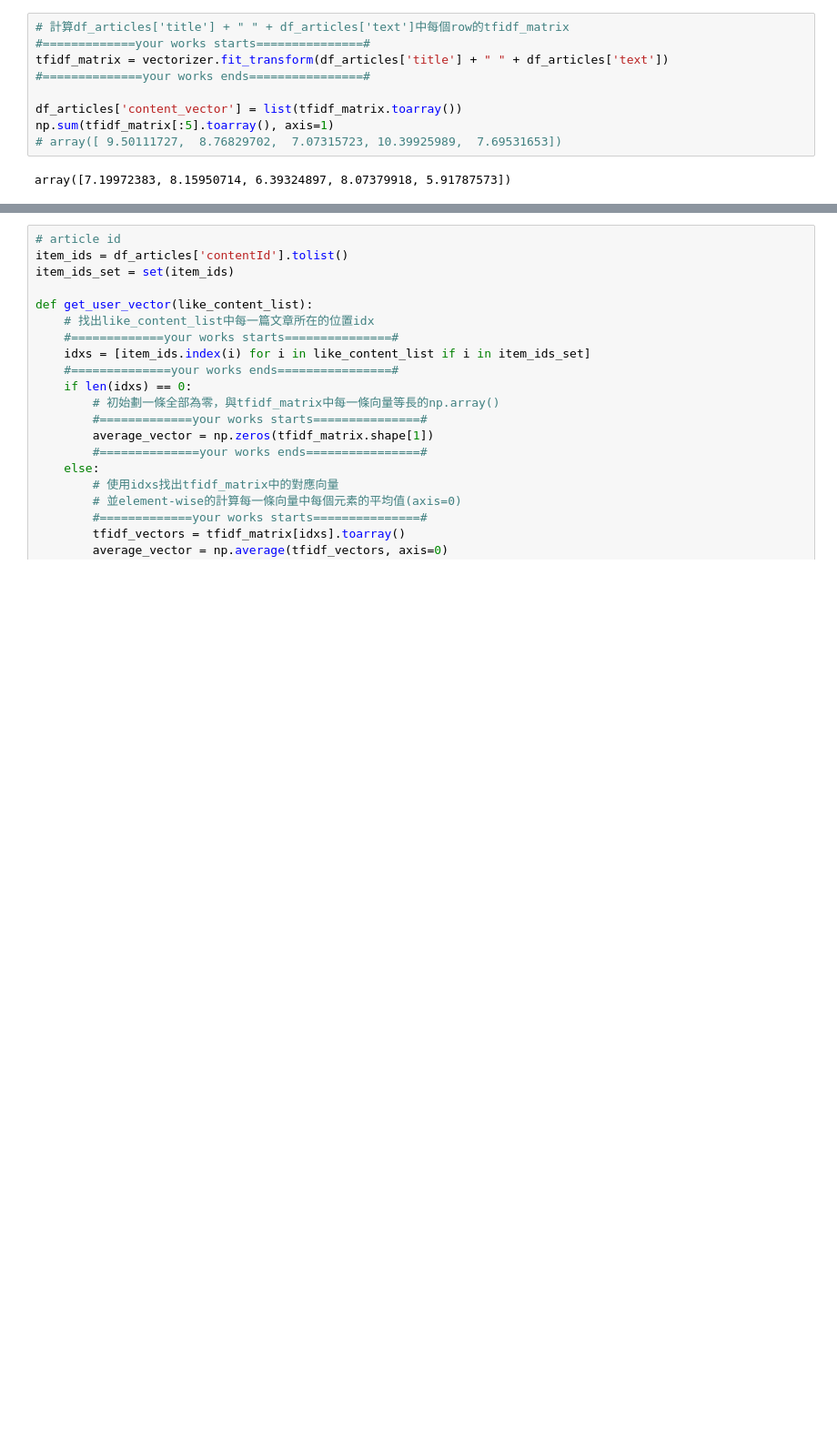
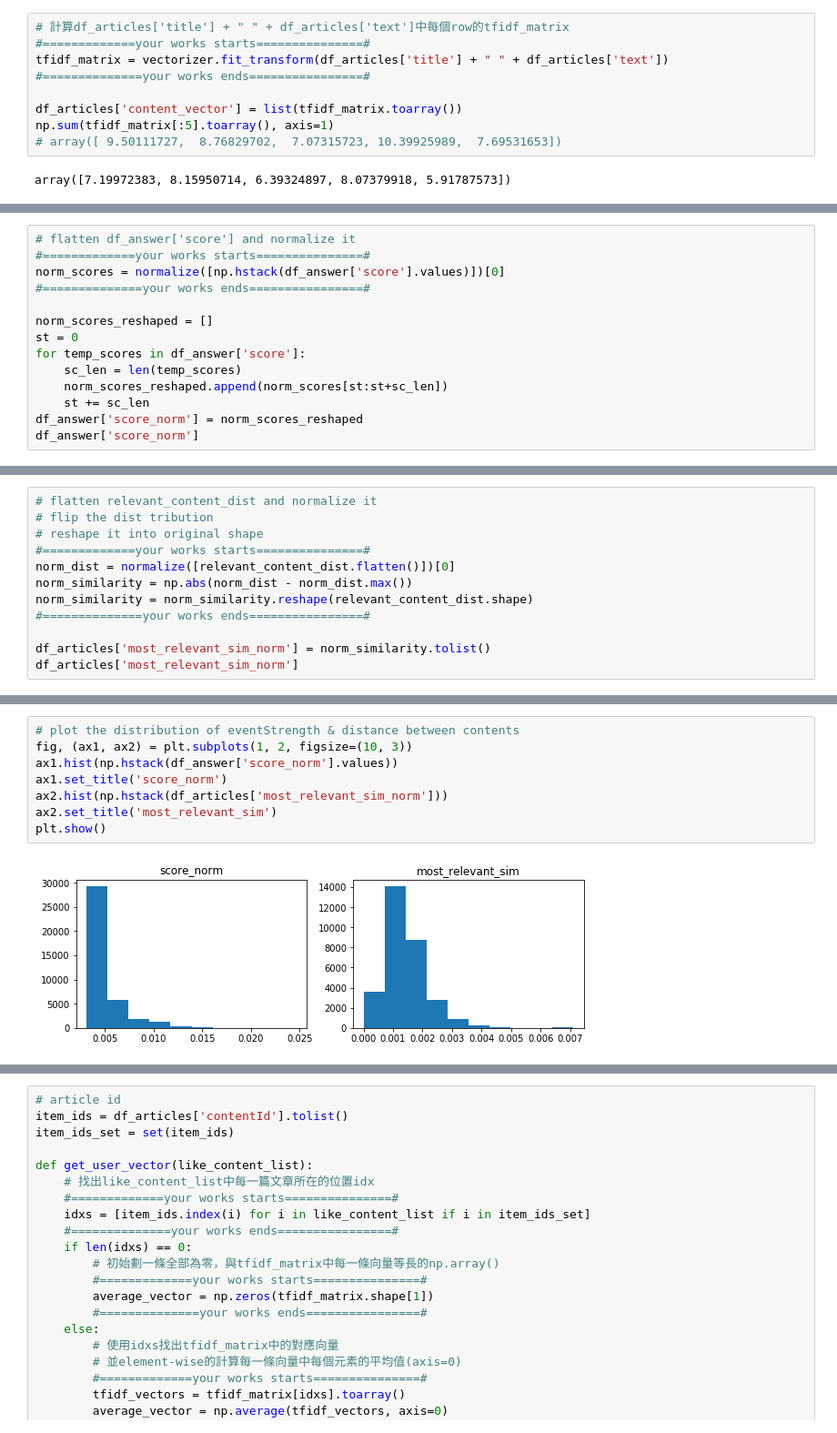
Before and after one commit to GoatWang/IIIMaterial, a Jupyter notebook: 09_RecommendationSystem/main09.ipynb, the cells around one changed output, grey strips where cells are left out. Shown: that part at 91% size. Drawn from its saved outputs; the diff is of its cells as text; blank space fills up the shorter version.

```diff
--- a/09_RecommendationSystem/main09.ipynb
+++ b/09_RecommendationSystem/main09.ipynb
@@ -320,0 +369,14 @@ array([7.19972383, 8.15950714, 6.39324897, 8.07379918, 5.91787573])
+# %%
+# flatten df_answer['score'] and normalize it
+#=============your works starts===============#
+norm_scores = normalize([np.hstack(df_answer['score'].values)])[0]
+#==============your works ends================#
+
+norm_scores_reshaped = []
+st = 0
+for temp_scores in df_answer['score']:
+    sc_len = len(temp_scores)
+    norm_scores_reshaped.append(norm_scores[st:st+sc_len])
+    st += sc_len
+df_answer['score_norm'] = norm_scores_reshaped
+df_answer['score_norm']
@@ -320,0 +396,12 @@ array([7.19972383, 8.15950714, 6.39324897, 8.07379918, 5.91787573])
+# %%
+# flatten relevant_content_dist and normalize it
+# flip the dist tribution
+# reshape it into original shape
+#=============your works starts===============#
+norm_dist = normalize([relevant_content_dist.flatten()])[0]
+norm_similarity = np.abs(norm_dist - norm_dist.max())
+norm_similarity = norm_similarity.reshape(relevant_content_dist.shape)
+#==============your works ends================#
+
+df_articles['most_relevant_sim_norm'] = norm_similarity.tolist()
+df_articles['most_relevant_sim_norm']
@@ -320,0 +433,10 @@ array([7.19972383, 8.15950714, 6.39324897, 8.07379918, 5.91787573])
+# %%
+# plot the distribution of eventStrength & distance between contents
+fig, (ax1, ax2) = plt.subplots(1, 2, figsize=(10, 3))
+ax1.hist(np.hstack(df_answer['score_norm'].values))
+ax1.set_title('score_norm')
+ax2.hist(np.hstack(df_articles['most_relevant_sim_norm']))
+ax2.set_title('most_relevant_sim')
+plt.show()
+# %% [output]
+[figure, added]
```
Also changed, not shown: parts of 21 cells of this notebook.
